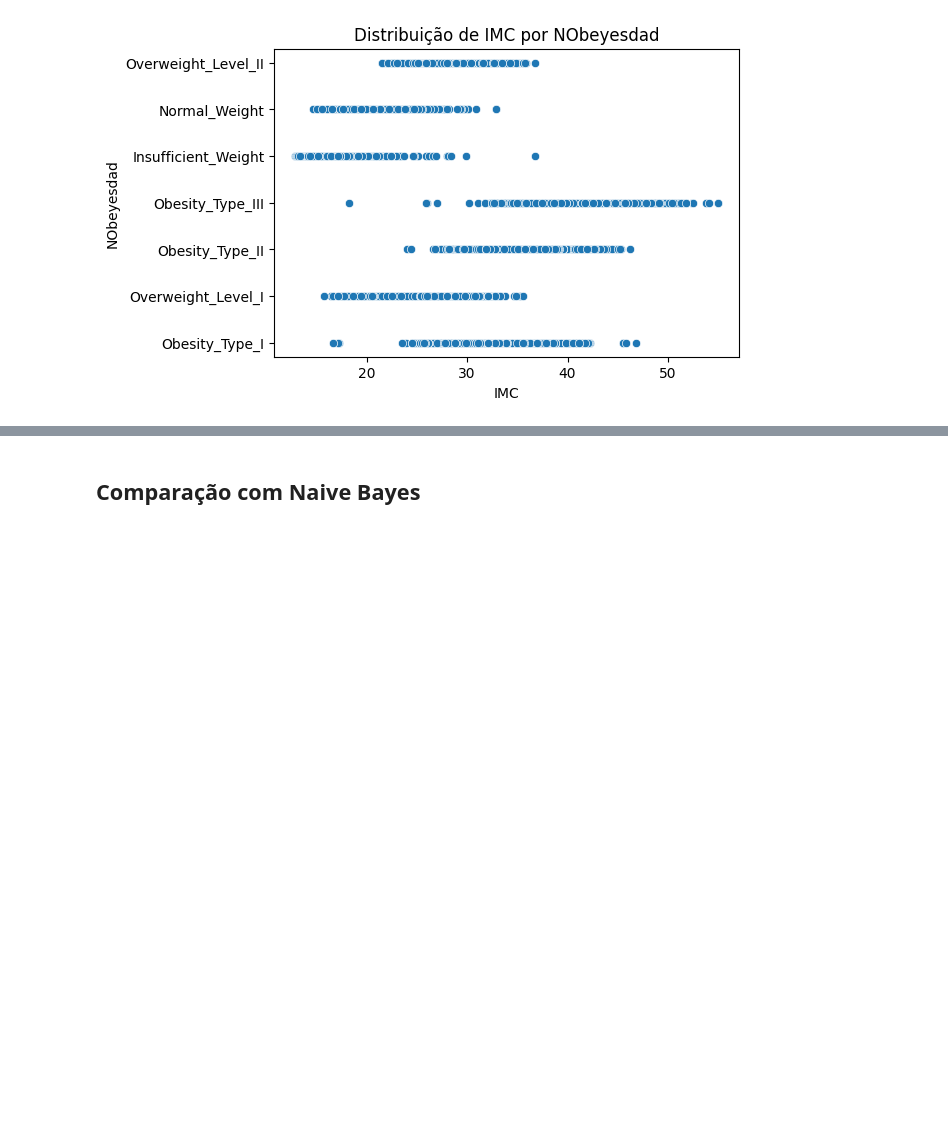
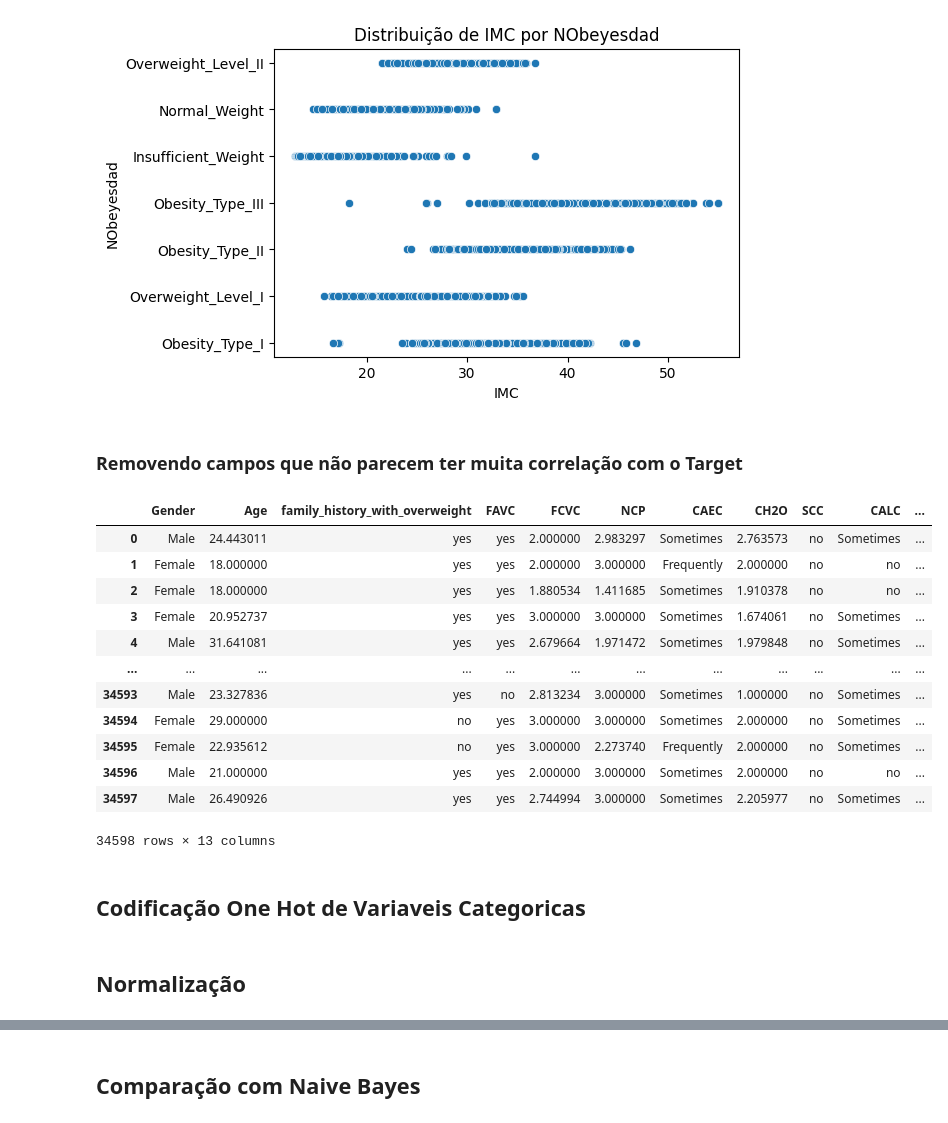
Before and after one commit to BarbaraCerqueira/Prediction-Obesity-Risk, a Jupyter notebook: prediction_obesity_risk.ipynb, the cells around one changed output, grey strips where cells are left out. Cells and saved outputs as stored; diff of their text form; code cells hidden in the pictures; blank space fills up the shorter version.

```diff
--- a/prediction_obesity_risk.ipynb
+++ b/prediction_obesity_risk.ipynb
@@ -210,3 +217,23 @@ plt.title(f'Distribuição de IMC por {target}')
 plt.show()
 # %% [output]
 [figure]
+# %% [markdown]
+### Removendo campos que não parecem ter muita correlação com o Target
+# %%
+df.drop(['SMOKE', 'TUE', 'FAF'], axis=1)
+# %% [output]
+|  | Gender | Age | family_history_with_overweight | FAVC | FCVC | NCP | CAEC | CH2O | SCC | CALC | ... |
+| 0 | Male | 24.443011 | yes | yes | 2.000000 | 2.983297 | Sometimes | 2.763573 | no | Sometimes | ... |
+| 1 | Female | 18.000000 | yes | yes | 2.000000 | 3.000000 | Frequently | 2.000000 | no | no | ... |
+| 2 | Female | 18.000000 | yes | yes | 1.880534 | 1.411685 | Sometimes | 1.910378 | no | no | ... |
+| 3 | Female | 20.952737 | yes | yes | 3.000000 | 3.000000 | Sometimes | 1.674061 | no | Sometimes | ... |
+| 4 | Male | 31.641081 | yes | yes | 2.679664 | 1.971472 | Sometimes | 1.979848 | no | Sometimes | ... |
+| ... | ... | ... | ... | ... | ... | ... | ... | ... | ... | ... | ... |
+| 34593 | Male | 23.327836 | yes | no | 2.813234 | 3.000000 | Sometimes | 1.000000 | no | Sometimes | ... |
+| 34594 | Female | 29.000000 | no | yes | 3.000000 | 3.000000 | Sometimes | 2.000000 | no | Sometimes | ... |
+| 34595 | Female | 22.935612 | no | yes | 3.000000 | 2.273740 | Frequently | 2.000000 | no | Sometimes | ... |
+| 34596 | Male | 21.000000 | yes | yes | 2.000000 | 3.000000 | Sometimes | 2.000000 | no | no | ... |
+| 34597 | Male | 26.490926 | yes | yes | 2.744994 | 3.000000 | Sometimes | 2.205977 | no | Sometimes | ... |
+34598 rows × 13 columns
+# %% [markdown]
+## Codificação One Hot de Variaveis Categoricas
@@ -212,0 +246,2 @@ plt.show()
+# %% [markdown]
+## Normalização
```
Also changed, not shown: parts of 39 cells of this notebook, 1 other file.
